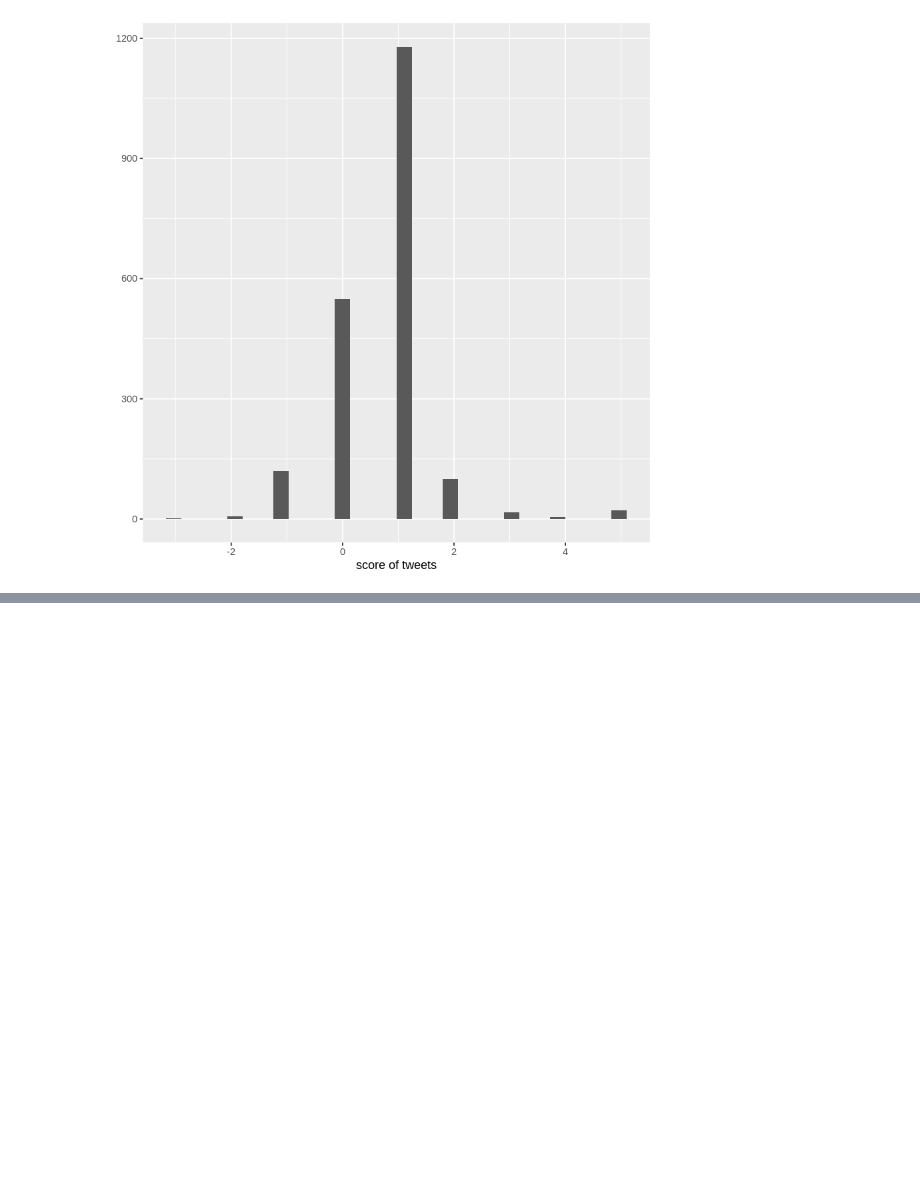
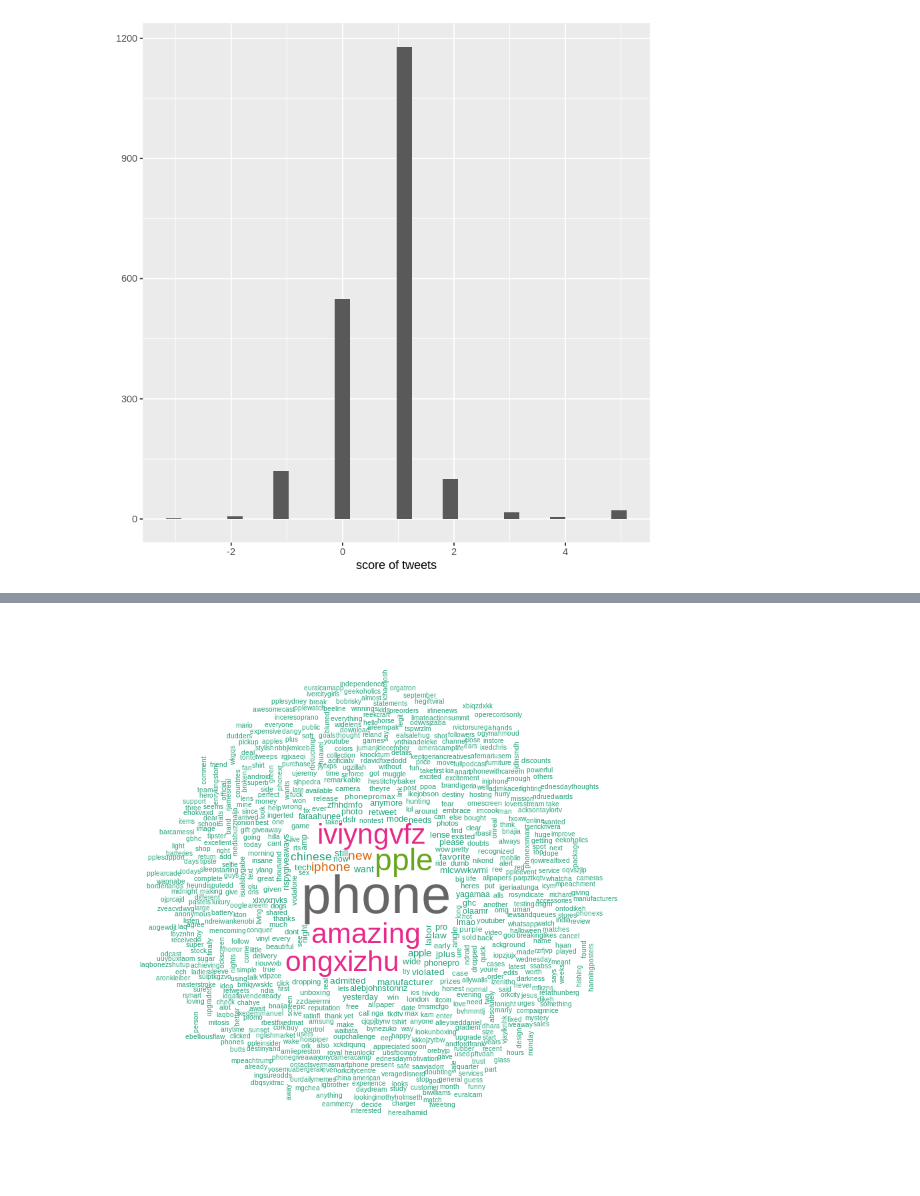
Before and after one commit to richutomy/ML_GROUP_ASS2, a Jupyter notebook: ML_ASS2.ipynb, the cells around one changed output, grey strips where cells are left out. Saved outputs shown, nothing was run; the diff lists cells and outputs as text; code cells hidden in the pictures; blank space fills up the shorter version.

```diff
--- a/ML_ASS2.ipynb
+++ b/ML_ASS2.ipynb
@@ -402,0 +435,27 @@ qplot(DataS.scores$score, xlab='score of tweets')
+# %%
+#tweets.df <- twListToDF(rwctweets_v)
+myCorpus <- Corpus(VectorSource(tweets.df))
+
+myCorpus <- tm_map(myCorpus, function(x) iconv(enc2utf8(x), sub = "byte"))
+
+myCorpus <- tm_map(myCorpus, content_transformer(tolower))
+
+myCorpus <- tm_map(myCorpus, removePunctuation)
+
+myCorpus <- tm_map(myCorpus, removeNumbers)
+
+
+myCorpus <- tm_map(myCorpus,Textprocessing)
+
+
+myCorpus <- tm_map(myCorpus, stripWhitespace)
+
+mystopwords <- c(stopwords("english"),"rt","íí","get","like","just","yes","know","will","good","day","people")
+
+myCorpus <- tm_map(myCorpus,removeWords,mystopwords)
+
+
+myCorpus_copy <- myCorpus
+
+#rwctweets_text = sapply(rwctweets, function(x) x$getText())
+#rwctweets_corpus = Corpus(VectorSource(rwctweets_text))
@@ -402,0 +471,19 @@ qplot(DataS.scores$score, xlab='score of tweets')
+# %%
+
+tdm = TermDocumentMatrix(
+  myCorpus_copy,
+  control = list(
+    removePunctuation = TRUE,
+    stopwords = c("iphone11", "iphone11", stopwords("english")),
+    removeNumbers = TRUE, tolower = TRUE)
+)
+
+m = as.matrix(tdm)
+# get word counts in decreasing order
+word_freqs = sort(rowSums(m), decreasing = TRUE)
+# create a data frame with words and their frequencies
+dm = data.frame(word = names(word_freqs), freq = word_freqs)
+
+wordcloud(dm$word, dm$freq, random.order = FALSE, colors = brewer.pal(8, "Dark2"))
+# %% [output]
+[figure, added]
```
Also changed, not shown: parts of 4 cells of this notebook.
